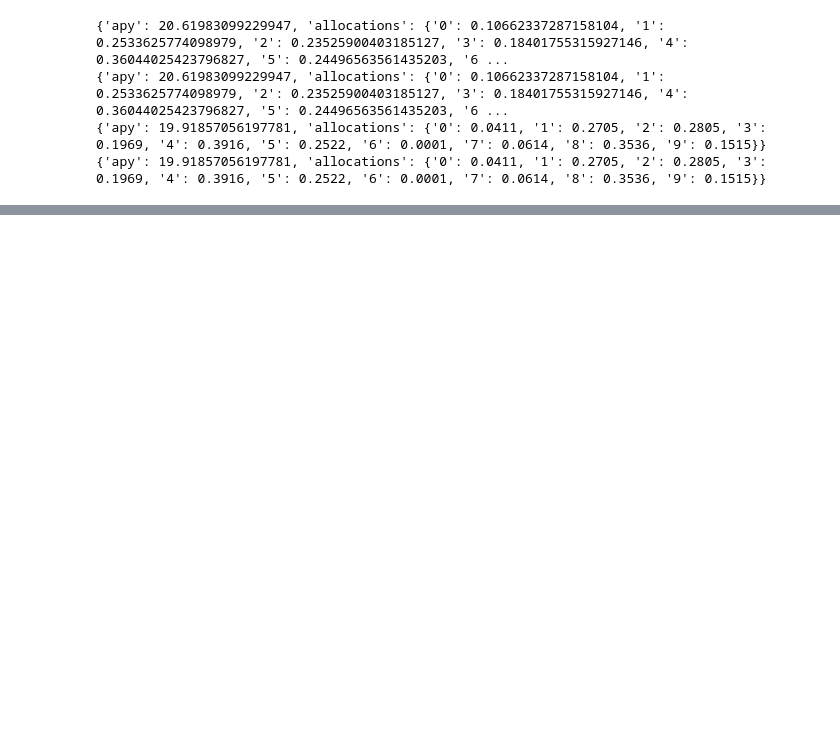
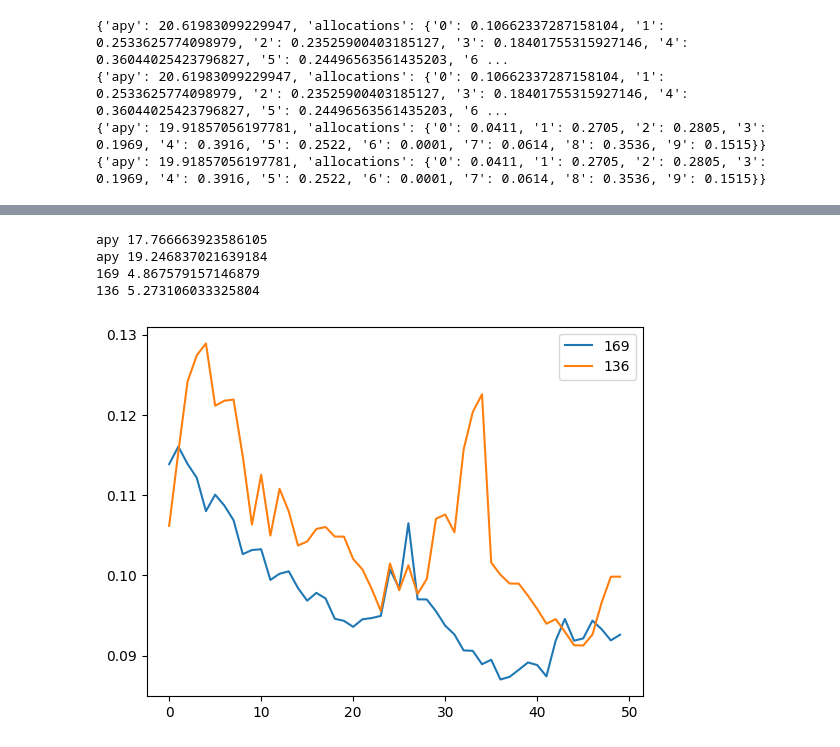
Before and after one commit to phungkhaccuong/SN10, a Jupyter notebook: log_analysis.ipynb, the cells around one changed output, grey strips where cells are left out. Drawn from its saved outputs; the diff is of its cells as text; code cells hidden in the pictures; blank space fills up the shorter version.

```diff
--- a/log_analysis.ipynb
+++ b/log_analysis.ipynb
@@ -55,0 +87,15 @@ Uid: 244 Mean time: 0.9684881017063603
+# %%
+uid = '228'
+ids = row[row == row[uid]].index
+coldkey = {}
+for id in ids:
+    id = int(id)
+    if metagraph.axons[id].coldkey not in coldkey:
+        coldkey[metagraph.axons[id].coldkey] = [metagraph.axons[id].hotkey]
+    else:
+        coldkey[metagraph.axons[id].coldkey].append(metagraph.axons[id].hotkey)
+
+for k, v in coldkey.items():
+    print(f'coldkey: {k}')
+    for key in v:
+        print(f'   {key}')
@@ -210,9 +289,14 @@ for pool in new_pools.values():
 # %%
 %load_ext autoreload
 %autoreload 2
+import json
 from sturdy.protocol import AllocateAssets
 from sturdy.utils.yiop import yiop_allocation_algorithm
 
+with open('sample_pools_and_miner_answers.json', 'r') as f:
+    data = json.load(f)
+
+pools = data['pools']
 
 def calc_apy(pools, allocations):
     curr_yield = 0
@@ -229,16 +313,18 @@ def calc_apy(pools, allocations):
 
 
 allocation = yiop_allocation_algorithm(AllocateAssets(assets_and_pools={'total_assets': 2.0, 'pools': new_pools}))
+adjusted_allocation = {'0': 0.14331221256725712, '1': 0.24961938930487432, '2': 0.25577597643447086, '3': 0.18357903764354155, '4': 0.3334365311754749, '5': 0.24483514937520867, '6': 0.00012747125790562374, '7': 0.12537311167011267, '8': 0.32248716032642344, '9': 0.1414539602387308}
 
 print('136', calc_apy(pools, alloc['136']['allocations']))
 print('169', calc_apy(pools, alloc['169']['allocations']))
+print('136', alloc['136']['allocations'])
 
 scores = []
 for i in range(1000):
     scores.append({
         '136': get_agg_apy({'total_assets': 2.0, 'pools': pools}, alloc['136']['allocations']),
         '169': get_agg_apy({'total_assets': 2.0, 'pools': pools}, alloc['169']['allocations']),
-        'new': get_agg_apy({'total_assets': 2.0, 'pools': pools}, allocation)
+        'adjusted': get_agg_apy({'total_assets': 2.0, 'pools': pools}, adjusted_allocation)
     })
 df = pd.DataFrame(scores)
 df['win'] = df.idxmax(axis=1)
@@ -254,2 +349,26 @@ Name: count, dtype: int64
+# %%
+
+
+
+from sturdy.score import get_list_agg_apy
+
+plot = {}
+res = get_list_agg_apy({'total_assets': 2.0, 'pools': pools}, alloc['169']['allocations']),
+print('apy', res[0][0])
+plot = {'169': res[0][1]}
+res = get_list_agg_apy({'total_assets': 2.0, 'pools': pools}, alloc['136']['allocations']),
+print('apy', res[0][0])
+plot['136'] = res[0][1]
+
+df = pd.DataFrame(plot)
+df.plot()
+for k, v in plot.items():
+    print(f'{k} {sum(v)}')
+# %% [output]
+apy 17.766663923586105
+apy 19.246837021639184
+169 4.867579157146879
+136 5.273106033325804
+[figure, added]
 # %%
 # What if we know pool_history in simulator ahead of time?
```
Also changed, not shown: parts of 13 cells of this notebook, 8 other files.
